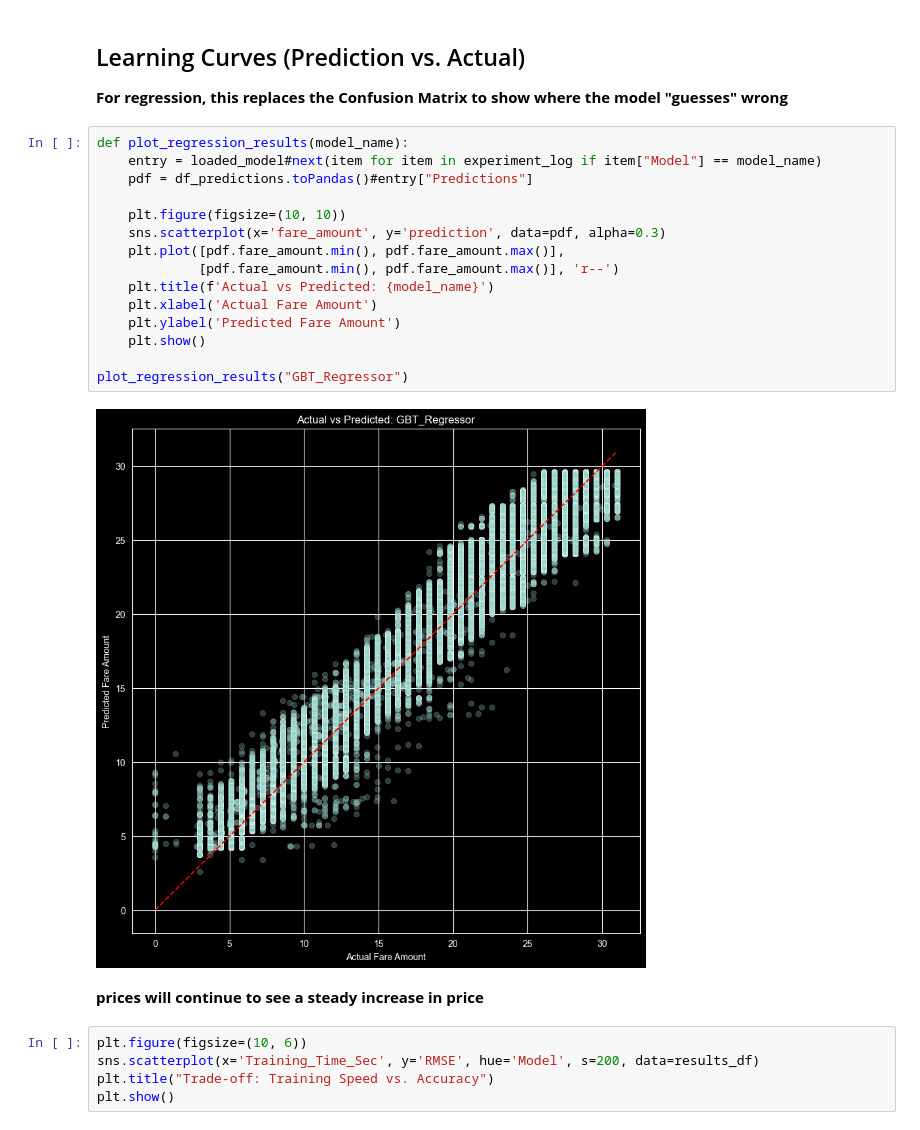
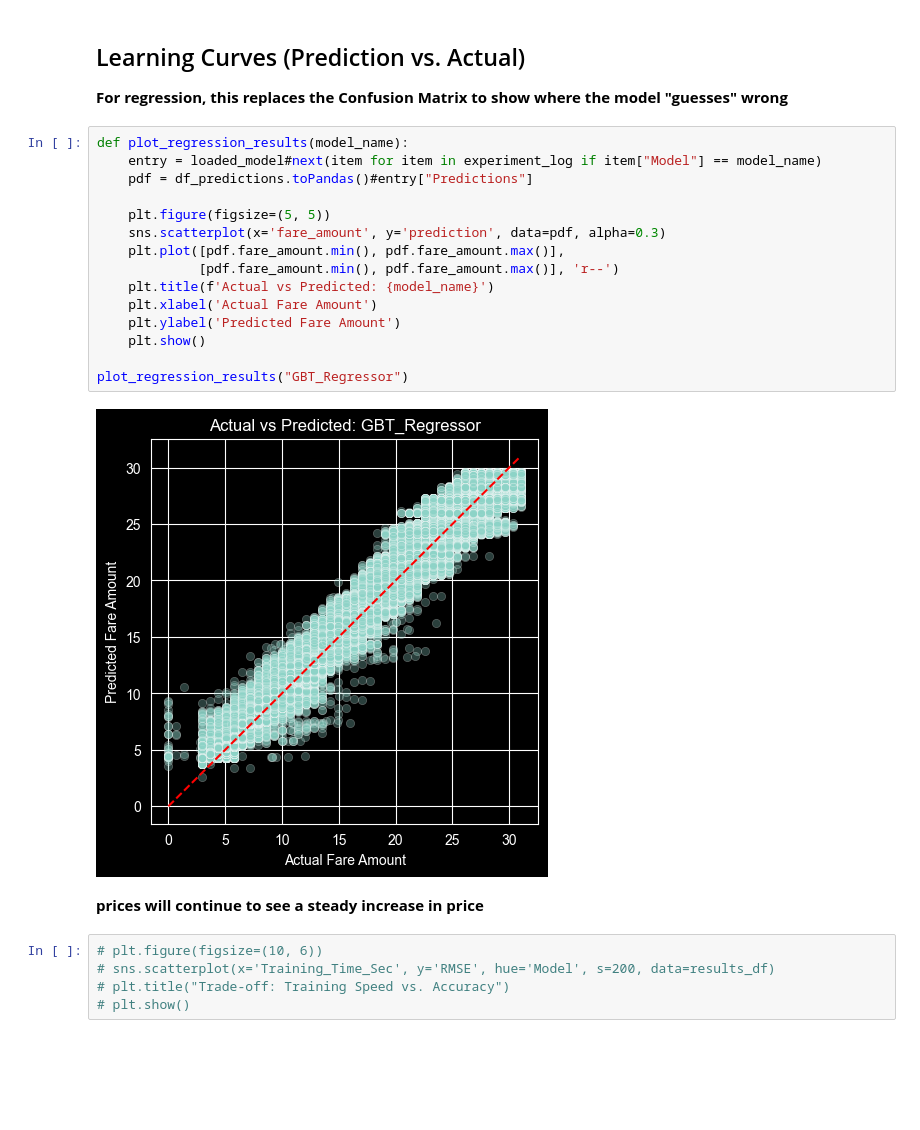
Before and after one commit to Senza/MyMLClassProject, a Jupyter notebook: notebooks/4_Evaluation.ipynb, the cells around one changed output. Saved outputs shown, nothing was run; the diff lists cells and outputs as text; blank space fills up the shorter version.

```diff
--- a/notebooks/4_Evaluation.ipynb
+++ b/notebooks/4_Evaluation.ipynb
@@ -69,25 +69,25 @@ plot_importance("GBT_Regressor")
 # %%
 def plot_regression_results(model_name):
     entry = loaded_model#next(item for item in experiment_log if item["Model"] == model_name)
     pdf = df_predictions.toPandas()#entry["Predictions"]
 
-    plt.figure(figsize=(10, 10))
+    plt.figure(figsize=(5, 5))
     sns.scatterplot(x='fare_amount', y='prediction', data=pdf, alpha=0.3)
     plt.plot([pdf.fare_amount.min(), pdf.fare_amount.max()],
              [pdf.fare_amount.min(), pdf.fare_amount.max()], 'r--')
     plt.title(f'Actual vs Predicted: {model_name}')
     plt.xlabel('Actual Fare Amount')
     plt.ylabel('Predicted Fare Amount')
     plt.show()
 
 plot_regression_results("GBT_Regressor")
 # %% [output]
-[figure, old version]
+[figure, new version]
 # %% [markdown]
 **prices will continue to see a steady increase in price**
 # %%
-plt.figure(figsize=(10, 6))
-sns.scatterplot(x='Training_Time_Sec', y='RMSE', hue='Model', s=200, data=results_df)
-plt.title("Trade-off: Training Speed vs. Accuracy")
-plt.show()
+# plt.figure(figsize=(10, 6))
+# sns.scatterplot(x='Training_Time_Sec', y='RMSE', hue='Model', s=200, data=results_df)
+# plt.title("Trade-off: Training Speed vs. Accuracy")
+# plt.show()
 # %%
```
Also changed, not shown: parts of 2 cells of this notebook.
